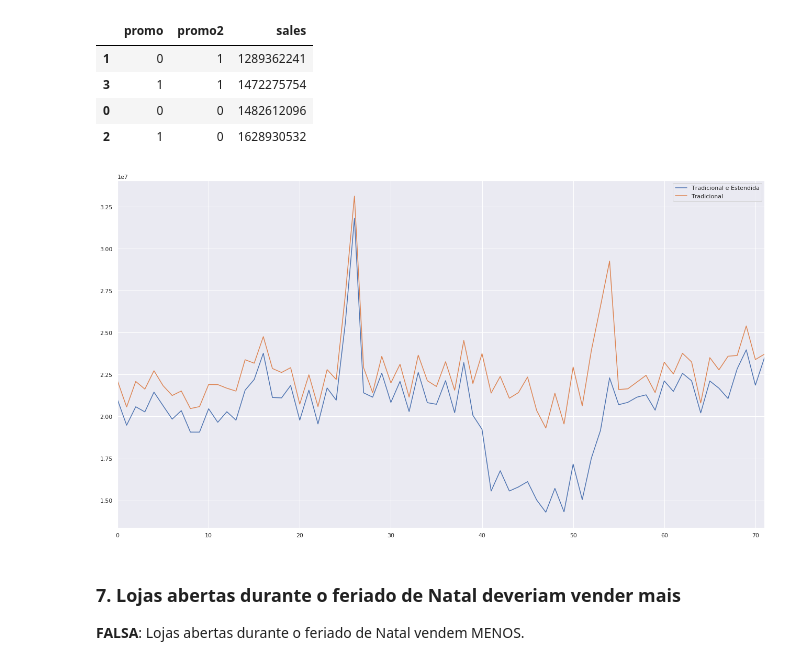
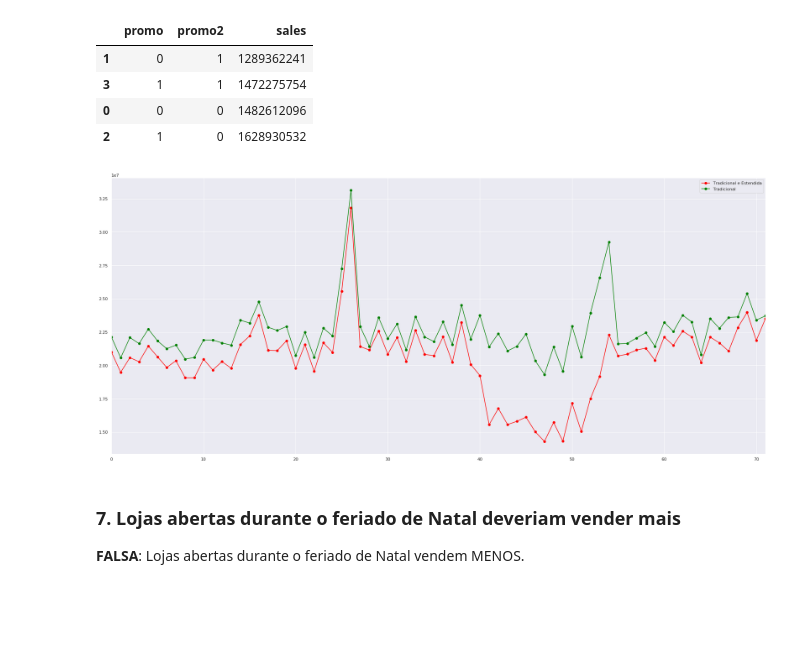
Before and after one commit to brian-oliveira/rossmann-sales-prediction, a Jupyter notebook: main.ipynb, the cells around one changed output. Cells and saved outputs as stored; diff of their text form; code cells hidden in the pictures; blank space fills up the shorter version.

```diff
--- a/main.ipynb
+++ b/main.ipynb
@@ -287,6 +279,10 @@ m
 | 13 | is_promo | 0.0 | 1.0 | 1.0 | 0.165966 | 0.0 | 0.372050 | 1.795644 | 1.224338 |
 # %% [markdown]
 ### 1.7.2 Categorical Attributes
+# %%
+# Configuring the charts
+sns.set_style('ticks')
+sns.set_context('notebook', font_scale=1.5)
 # %%
 aux1 = df1[(df1['state_holiday'] != '0') & (df1['sales'] > 0)]
 
@@ -443,5 +439,6 @@ sns.distplot(df4['sales']);
 # %% [markdown]
 ### 4.1.2 Numerical Variables
 # %%
+sns.set_style('ticks')
 num_attr.hist(bins=25);
 # %% [output]
@@ -449,6 +446,10 @@ num_attr.hist(bins=25);
 # %% [markdown]
 ### 4.1.3 Categorical Variables
 # %%
+sns.set_style('ticks')
+
+plt.figure(figsize=(20,15))
+
 # state_holiday
 plt.subplot(3, 2, 1)
 a = df4[df4['state_holiday'] != 'regular_day']
@@ -583,14 +586,14 @@ df4[['promo', 'promo2', 'sales']].groupby(['promo', 'promo2']).sum().reset_index
 | 2 | 1 | 0 | 1628930532 |
 # %%
 aux1 = df4[(df4['promo'] == 1) & (df4['promo2'] == 1)][['year_week', 'sales']].groupby('year_week').sum().reset_index()
-ax = aux1.plot()
+ax = aux1.plot(marker='o', figsize=(25,11), color='red')
 
 aux2 = df4[(df4['promo'] == 1) & (df4['promo2'] == 0)][['year_week', 'sales']].groupby('year_week').sum().reset_index()
-aux2.plot(ax=ax)
+aux2.plot(ax=ax, marker='o', color='green')
 
 ax.legend(labels=['Tradicional e Estendida', 'Tradicional']);
 # %% [output]
-[figure, old version]
+[figure, new version]
 # %% [markdown]
 ### **7.** Lojas abertas durante o feriado de Natal deveriam vender mais
 
```
Also changed, not shown: parts of 38 cells of this notebook, 7 other files.
